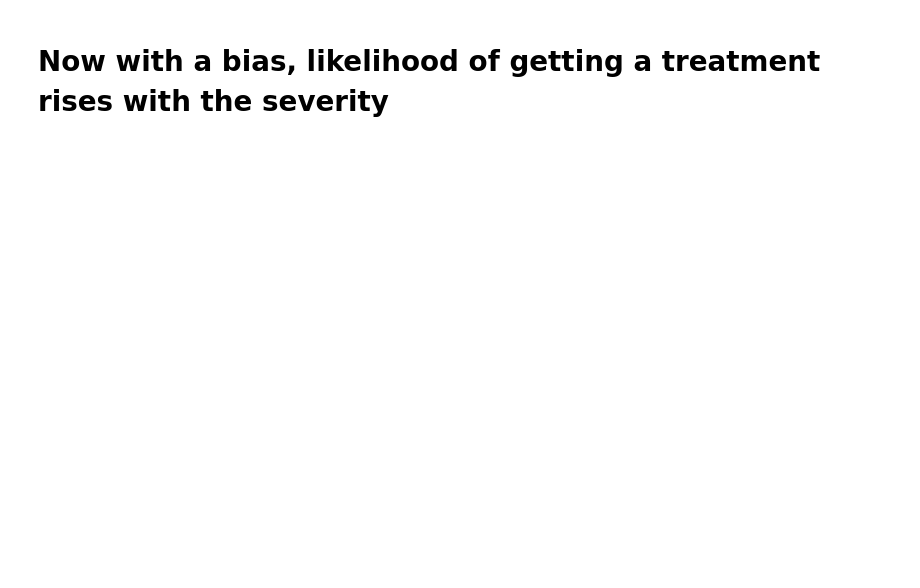
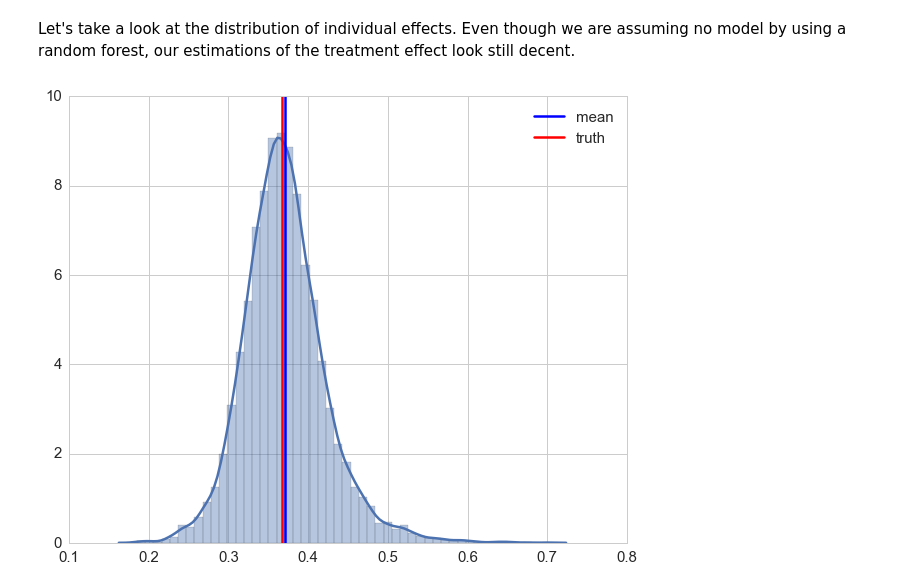
Before and after one commit to FlorianWilhelm/FlorianWilhelm.github.io, a Jupyter notebook: pelican/content/notebooks/causal_inference_propensity_score.ipynb, the cells around one changed output. Saved outputs shown, nothing was run; the diff lists cells and outputs as text; code cells hidden in the pictures; blank space fills up the shorter version.

```diff
--- a/pelican/content/notebooks/causal_inference_propensity_score.ipynb
+++ b/pelican/content/notebooks/causal_inference_propensity_score.ipynb
@@ -134,3 +138,5 @@ X_neg = np.copy(X)
 X_neg[:, df.columns.get_loc('medication')] = 0
 X_pos = np.copy(X)
 X_pos[:, df.columns.get_loc('medication')] = 1
+
+preds_rnd = reg.predict(X_pos) / reg.predict(X_neg)
@@ -141,2 +143,9 @@ np.log(effect)
-# %% [markdown]
-# Now with a bias, likelihood of getting a treatment rises with the severity
+# %% [markdown]
+Let's take a look at the distribution of individual effects. Even though we are assuming no model by using a random forest, our estimations of the treatment effect look still decent.
+# %%
+sns.distplot(preds_rnd)
+plt.axvline(np.mean(preds_rnd), label='mean')
+plt.axvline(np.exp(-1), color='r', label='truth')
+plt.legend();
+# %% [output]
+[figure, added]
```
Also changed, not shown: parts of 88 cells of this notebook, 1 other file.
